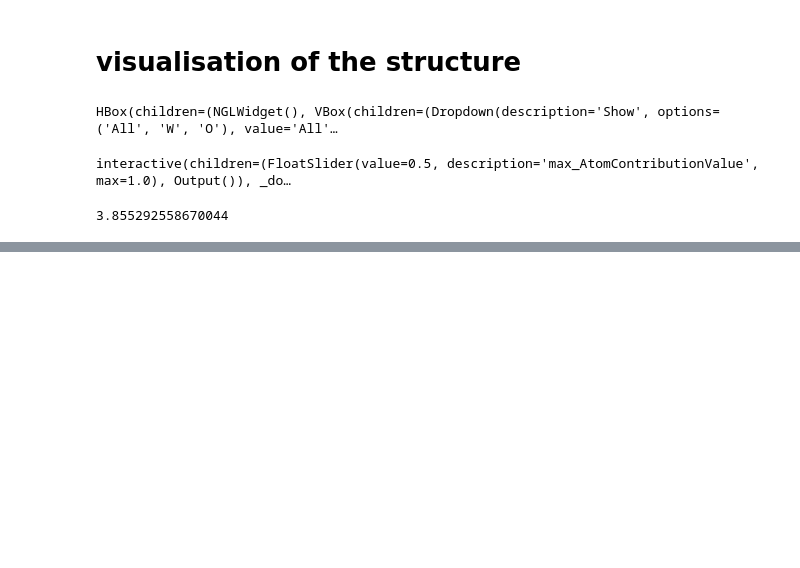
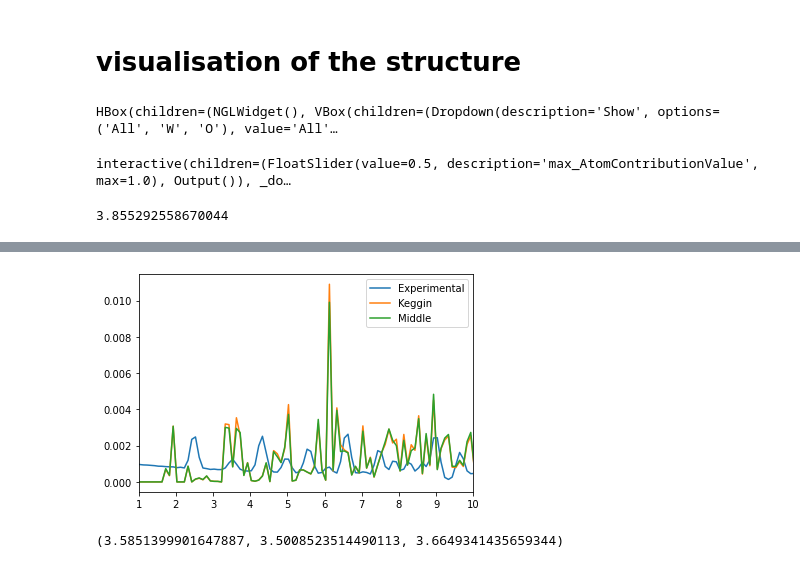
Before and after one commit to AndySAnker/ClusterFinder, a Jupyter notebook: fast_MotEx.ipynb, the cells around one changed output, grey strips where cells are left out. Saved outputs shown, nothing was run; the diff lists cells and outputs as text; code cells hidden in the pictures; blank space fills up the shorter version.

```diff
--- a/fast_MotEx.ipynb
+++ b/fast_MotEx.ipynb
@@ -41,7 +41,8 @@ def Load(Experimental_Data, starting_model):
     else:
         Exp_r, Exp_Gr = Exp_data[:,0], Exp_data[:,1]
     # Normalise data
-    Exp_Gr /= abs(np.max(Exp_Gr))
+    Exp_Gr -= np.min(Exp_Gr)
+    Exp_Gr /= np.trapz(Exp_Gr)
 
     # Read structure and divide it into two lists: Atoms we want to iterate (W) and atoms we do not iterate (O)
     struct=[]
@@ -91,7 +92,8 @@ def fitting(structure_catalogue, formfactor_dict, Exp_r, Exp_Gr, elements, xyz,
 
     # Normalise PDF
     Sim_Gr = np.nan_to_num(Sim_Gr, 0)
-    Sim_Gr /= abs(np.mean(Sim_Gr))
+    Sim_Gr -= np.min(Sim_Gr)
+    Sim_Gr /= np.trapz(Sim_Gr)
 
     # Calculate Rwp value
     Rwp = np.sqrt(sum((Exp_Gr - Sim_Gr)**2) / sum((Exp_Gr)**2))
@@ -430,0 +534,4 @@ print (time.time() - start_time)
+# %%
+Sim_Gr_Keggin = Sim_Gr
+# %%
+Sim_Gr_Keggin_Middle = Sim_Gr
@@ -430,0 +540,18 @@ print (time.time() - start_time)
+# %%
+#plt.plot(Sim_r, Sim_Gr_C60 - Sim_Gr_C60, label="C60")
+plt.plot(Exp_r, Exp_Gr, label="Experimental")
+plt.plot(Sim_r, Sim_Gr_Keggin*0.2, label="Keggin")
+#plt.plot(Sim_r, Sim_Gr_Keggin_Outer*0.2, label="Outer")
+plt.plot(Sim_r, Sim_Gr_Keggin_Middle*0.2, label="Middle")
+plt.xlim(1, 10)
+plt.legend()
+plt.show()
+# %% [output]
+[figure, added]
+# %%
+Rwp_Keggin = np.sqrt(sum((Exp_Gr - Sim_Gr_Keggin)**2) / sum((Exp_Gr)**2))
+Rwp_Middle = np.sqrt(sum((Exp_Gr - Sim_Gr_Keggin_Middle)**2) / sum((Exp_Gr)**2))
+Rwp_Outer = np.sqrt(sum((Exp_Gr - Sim_Gr_Keggin_Outer)**2) / sum((Exp_Gr)**2))
+Rwp_Keggin, Rwp_Middle, Rwp_Outer
+# %% [output]
+(3.5851399901647887, 3.5008523514490113, 3.6649341435659344)
```
Also changed, not shown: parts of 5 cells of this notebook.
